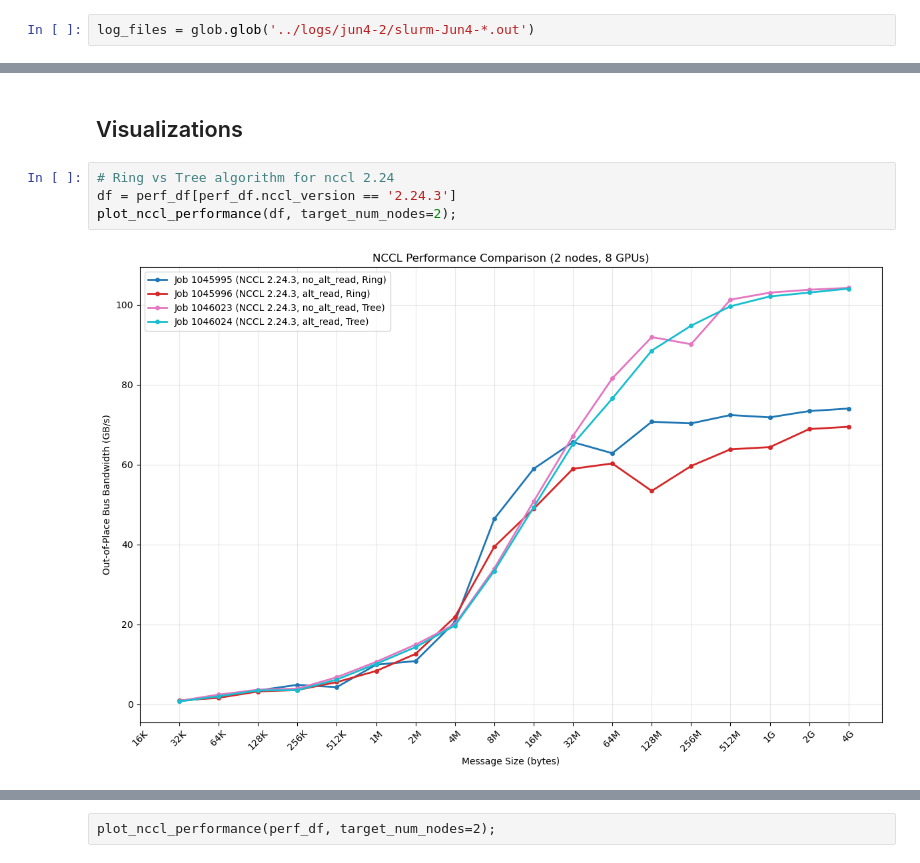
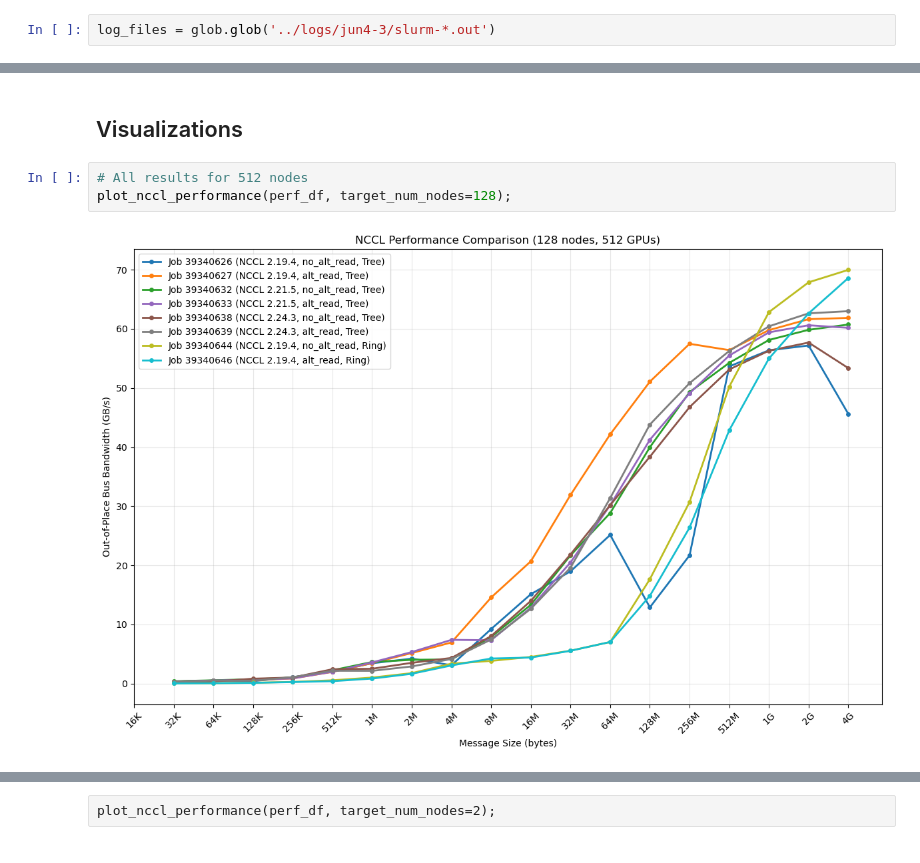
Before and after one commit to sparticlesteve/nccl-benchmarking, a Jupyter notebook: notebooks/plot_results.ipynb, the cells around one changed output, grey strips where cells are left out. Drawn from its saved outputs; the diff is of its cells as text.

```diff
--- a/notebooks/plot_results.ipynb
+++ b/notebooks/plot_results.ipynb
@@ -13,7 +13,7 @@ from utils.plotting import plot_nccl_performance, plot_nccl_comparison_matrix
 # %% [markdown]
 ## Input files
 # %%
-log_files = glob.glob('../logs/jun4-2/slurm-Jun4-*.out')
+log_files = glob.glob('../logs/jun4-3/slurm-*.out')
 # %%
 log_files
 # %% [output]
@@ -52,8 +59,7 @@ perf_df.head()
 # %% [markdown]
 ## Visualizations
 # %%
-# Ring vs Tree algorithm for nccl 2.24
-df = perf_df[perf_df.nccl_version == '2.24.3']
-plot_nccl_performance(df, target_num_nodes=2);
+# All results for 512 nodes
+plot_nccl_performance(perf_df, target_num_nodes=128);
 # %% [output]
-[figure, old version]
+[figure, new version]
```
Also changed, not shown: parts of 8 cells of this notebook.
